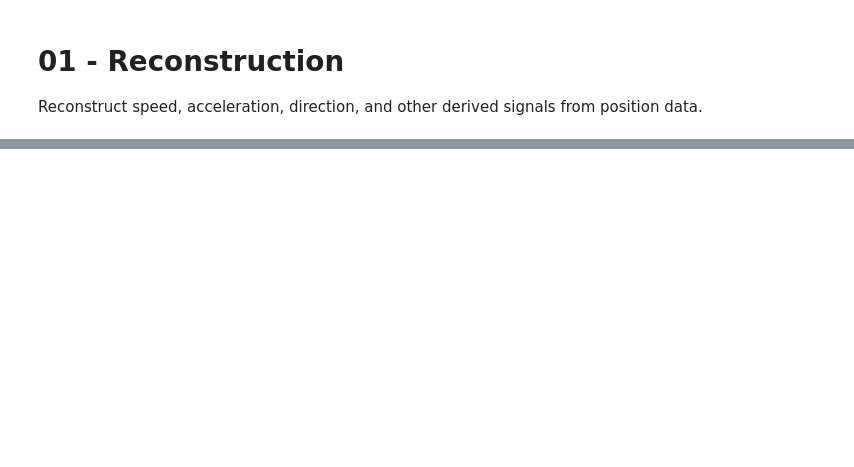
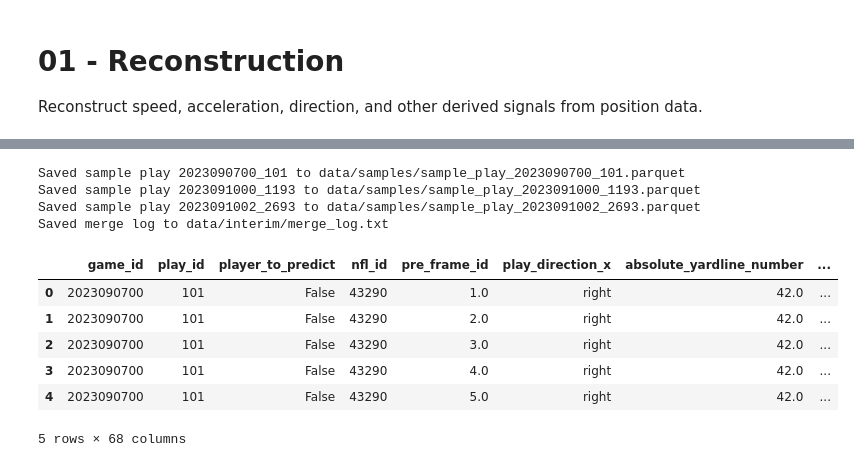
Before and after one commit to muma005/nfl-ball-flight-analysis, a Jupyter notebook: notebooks/01_reconstruction.ipynb, the cells around one changed output, grey strips where cells are left out. Drawn from its saved outputs; the diff is of its cells as text; code cells hidden in the pictures; blank space fills up the shorter version.

```diff
--- a/notebooks/01_reconstruction.ipynb
+++ b/notebooks/01_reconstruction.ipynb
@@ -306,0 +242,10 @@ print(f"✅ Reconstruction complete — {len(reconstructed_df)} rows saved at {o
+# %%
+# Step 7 — Combine all plays, apply final ordering & checks (Action)
+merged_df = pd.concat(reconstructed_rows, ignore_index=True, sort=False)
+# unify frame_id: input rows may have pre_frame_id; standardize a single frame_id column:
+merged_df['frame_id'] = merged_df.apply(
+    lambda r: r['pre_frame_id'] if pd.notna(r.get('pre_frame_id')) and r.get('phase')=='pre_throw' else r.get('frame_id'),
+    axis=1
+)
+
+merged_df = merged_df.sort_values(['game_id','play_id','nfl_id','frame_id']).reset_index(drop=True)
@@ -306,0 +263,14 @@ print(f"✅ Reconstruction complete — {len(reconstructed_df)} rows saved at {o
+# %%
+# if input has 'play_direction' column, merge it into merged_df per (game,play)
+# Ensure we use the original input_df to get play_direction before any renames or merges might drop it
+dir_map = input_df[['game_id','play_id','play_direction']].drop_duplicates().rename(columns={'play_direction':'original_play_direction'}) # Rename to avoid potential conflicts
+merged_df = merged_df.merge(dir_map, on=['game_id','play_id'], how='left', validate='m:1')
+
+# if play_direction == 'left', flip x: x_new = 120 - x_old (assuming 0-120)
+# Use the original play direction column
+mask = merged_df['original_play_direction'] == 'left'
+merged_df.loc[mask, 'x'] = 120 - merged_df.loc[mask, 'x']
+merged_df.loc[mask, 'ball_land_x'] = 120 - merged_df.loc[mask, 'ball_land_x']
+
+# Optionally, rename the column back or drop the original_play_direction if not needed later
+# merged_df = merged_df.rename(columns={'original_play_direction': 'play_direction'})
@@ -306,0 +285,10 @@ print(f"✅ Reconstruction complete — {len(reconstructed_df)} rows saved at {o
+# %%
+# Step 9 — Merge supplementary & use validate in merge (Action)
+final_df = pd.merge(merged_df, supp_df, on=['game_id','play_id'], how='left', validate='m:1')
+# %%
+# Step 10 — Basic imputations / missing players handling (Action)
+
+# Option A (conservative): keep these rows but mark player_name = 'UNKNOWN' and flag missing_attrs=True.
+# Implementing Option A:
+final_df['missing_attrs'] = final_df['player_name'].isna()
+final_df['player_name'] = final_df['player_name'].fillna('UNKNOWN')
@@ -306,0 +363,46 @@ print(f"✅ Reconstruction complete — {len(reconstructed_df)} rows saved at {o
+# %%
+# Step 14 — Save small visual sample & logs for review (Action)
+
+# Choose a few sample plays (replace with actual game_id and play_id from your data)
+# Selecting plays that represent different scenarios (e.g., completed pass, incomplete pass, different pass lengths)
+sample_play_keys = [
+    (2023090700, 101),  # Example Play 1
+    (2023091000, 1193), # Example Play 2
+    (2023091002, 2693)  # Example Play 3
+]
+
+SAMPLE_OUTDIR = Path('data/samples')
+SAMPLE_OUTDIR.mkdir(parents=True, exist_ok=True)
+
+for game_id, play_id in sample_play_keys:
+    sample_df = final_df[(final_df['game_id'] == game_id) & (final_df['play_id'] == play_id)].copy()
+    sample_file = SAMPLE_OUTDIR / f'sample_play_{game_id}_{play_id}.parquet'
+    sample_df.to_parquet(sample_file, index=False)
+    print(f"Saved sample play {game_id}_{play_id} to {sample_file}")
+
+# Create a simple merge log (can be expanded with more details)
+log_file = OUTDIR / 'merge_log.txt'
+with open(log_file, 'w') as f:
+    f.write(f"Merge Log for reconstructed_week01.parquet\n")
+    f.write(f"Date: {meta['date']}\n")
+    f.write(f"Total rows in final_df: {meta['rows']}\n")
+    f.write(f"Total players with gaps (Step 12): {gap_counts[gap_counts > 0].shape[0]}\n") # Use gap_counts from Step 12
+    f.write(f"Total expected mismatch count (Step 12): {expected_mismatch[~expected_mismatch['ok']].shape[0]}\n") # Use expected_mismatch from Step 12
+    f.write(f"Total frames missing pass_result (Step 12): {final_df['pass_result'].isna().sum()}\n")
+    # Add more relevant counts or information here as needed
+print(f"Saved merge log to {log_file}")
+# %% [output]
+Saved sample play 2023090700_101 to data/samples/sample_play_2023090700_101.parquet
+Saved sample play 2023091000_1193 to data/samples/sample_play_2023091000_1193.parquet
+Saved sample play 2023091002_2693 to data/samples/sample_play_2023091002_2693.parquet
+Saved merge log to data/interim/merge_log.txt
+# %%
+display(final_df.head())
+# %% [output]
+|  | game_id | play_id | player_to_predict | nfl_id | pre_frame_id | play_direction_x | absolute_yardline_number | ... |
+| 0 | 2023090700 | 101 | False | 43290 | 1.0 | right | 42.0 | ... |
+| 1 | 2023090700 | 101 | False | 43290 | 2.0 | right | 42.0 | ... |
+| 2 | 2023090700 | 101 | False | 43290 | 3.0 | right | 42.0 | ... |
+| 3 | 2023090700 | 101 | False | 43290 | 4.0 | right | 42.0 | ... |
+| 4 | 2023090700 | 101 | False | 43290 | 5.0 | right | 42.0 | ... |
+5 rows × 68 columns
```
Also changed, not shown: parts of 24 cells of this notebook.
